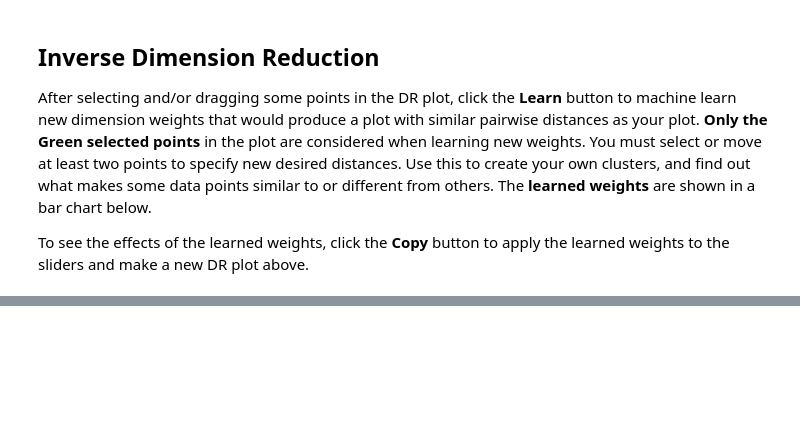
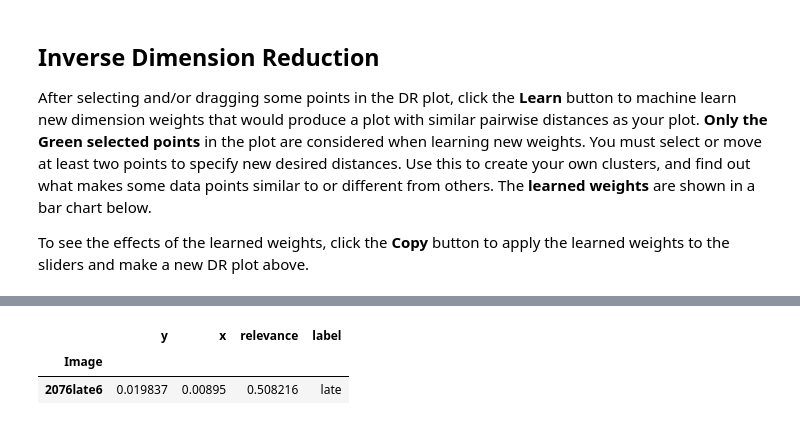
Before and after one commit to RitvikPrabhu/CropAI, a Jupyter notebook: Andromeda/ResNet_DNN_Andromeda.ipynb, the cells around one changed output, grey strips where cells are left out. Saved outputs shown, nothing was run; the diff lists cells and outputs as text; code cells hidden in the pictures; blank space fills up the shorter version.

```diff
--- a/Andromeda/ResNet_DNN_Andromeda.ipynb
+++ b/Andromeda/ResNet_DNN_Andromeda.ipynb
@@ -828,0 +810,6 @@ inverse = create_inverse_button()
+# %%
+df_2D.loc[df_2D.index == '2076late6']
+# %% [output]
+|  | y | x | relevance | label |
+| Image |  |  |  |  |
+| 2076late6 | 0.019837 | 0.00895 | 0.508216 | late |
```
Also changed, not shown: parts of 3 cells of this notebook, 17 other files.
